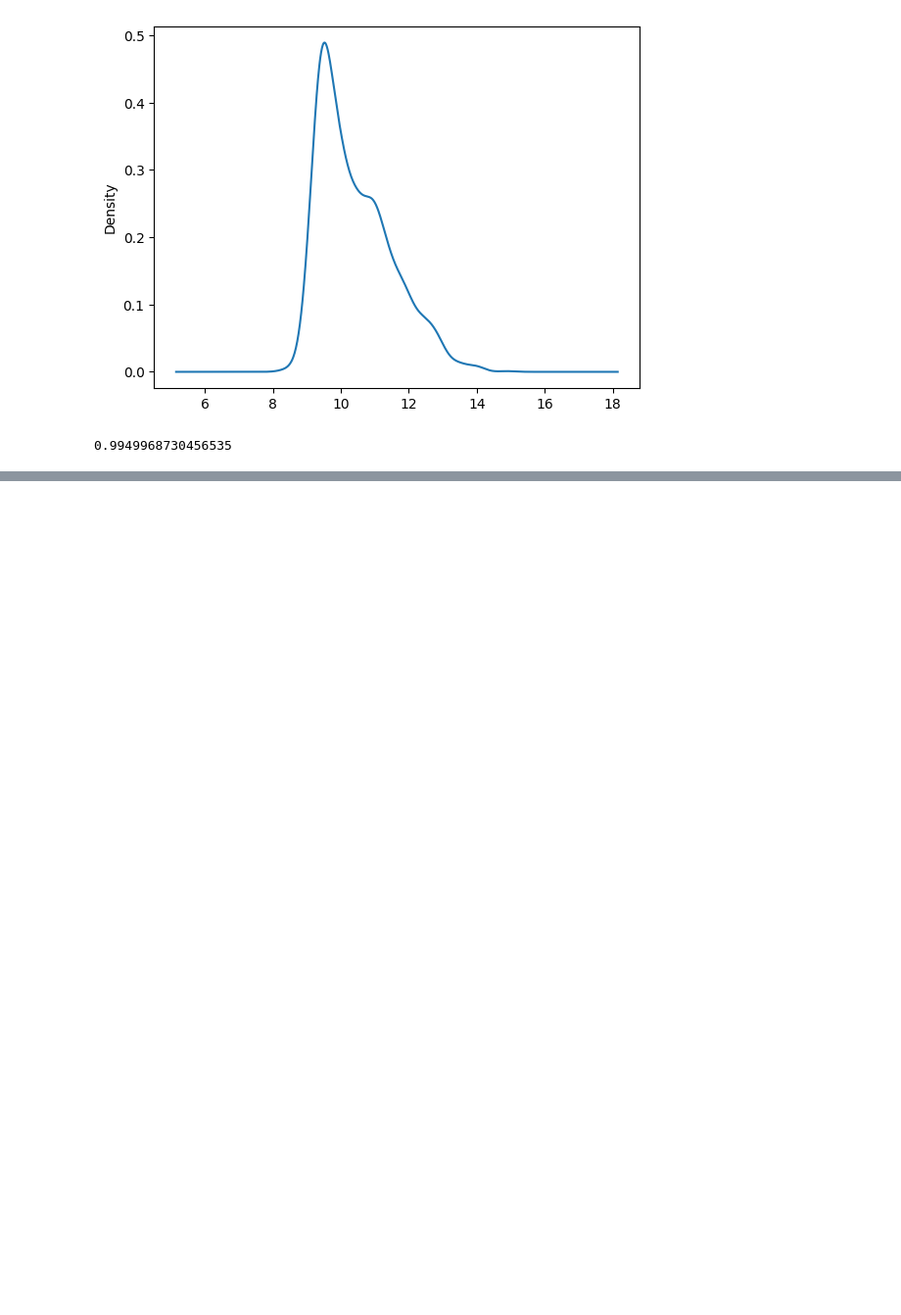
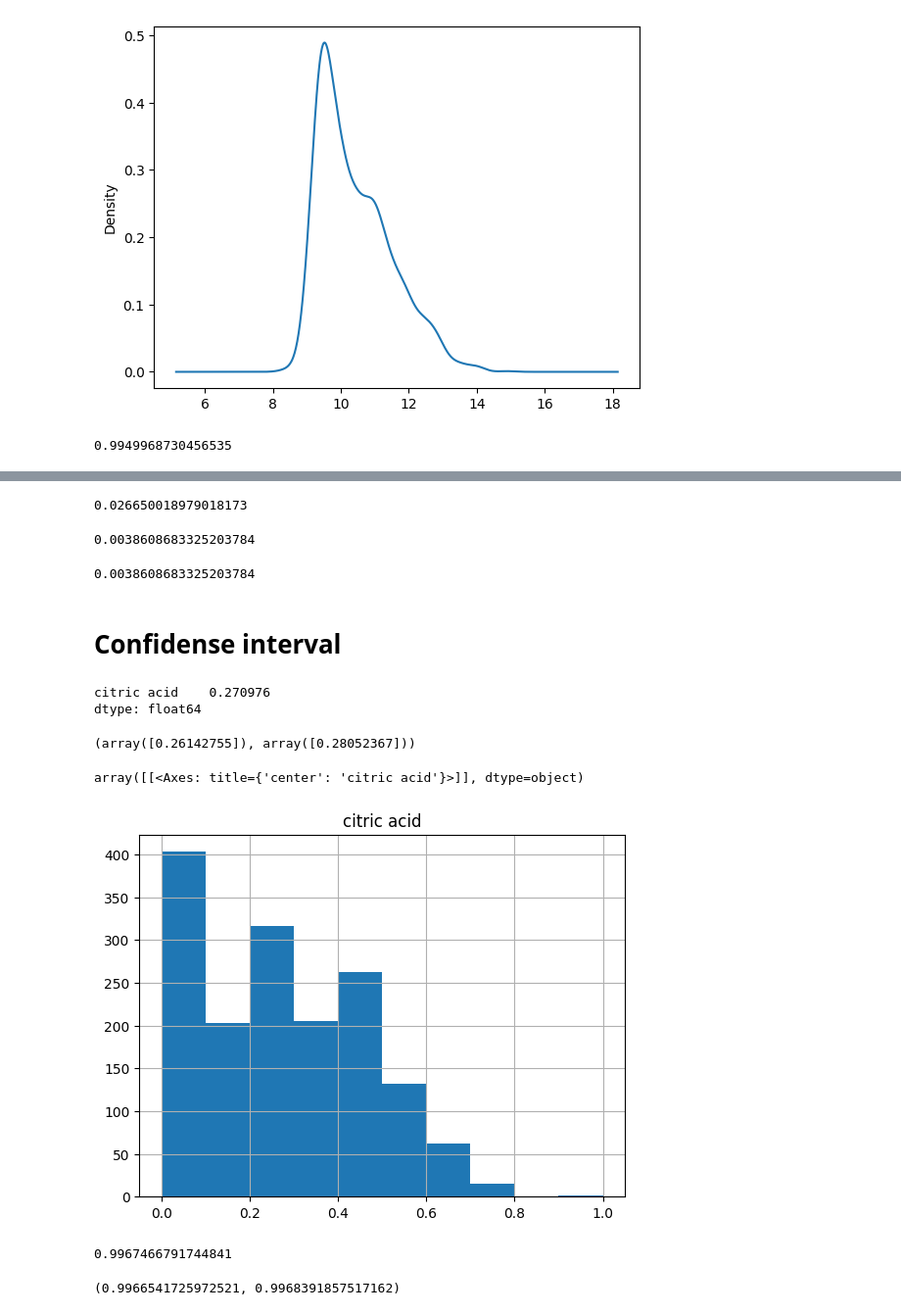
Before and after one commit to TimoCodez/Python-BIA, a Jupyter notebook: Intermediary_statistics.ipynb, the cells around one changed output, grey strips where cells are left out. Shown: that part at 98% size. Drawn from its saved outputs; the diff is of its cells as text; code cells hidden in the pictures; blank space fills up the shorter version.

```diff
--- a/Intermediary_statistics.ipynb
+++ b/Intermediary_statistics.ipynb
@@ -51,0 +85,43 @@ df.loc[(df.alcohol <= df.alcohol.mean() +3 * df.alcohol.std()) &
+# %%
+# us doing the computations: Standard deviations divided by square too of observations using Math library
+df.alcohol.std() / m.sqrt(df.alcohol.count())
+# %% [output]
+0.026650018979018173
+# %%
+#Standard error of pH
+st.sem(df.pH)
+# %% [output]
+0.0038608683325203784
+# %%
+df.pH.std() / m.sqrt(df.pH.count())
+# %% [output]
+0.0038608683325203784
+# %% [markdown]
+# Confidense interval
+# %%
+
+# Confidense interval of the mean of citric acid
+print(df[['citric acid']].mean())
+st.norm.interval(confidence = 0.95,
+                 loc = df[['citric acid']].mean(),
+                 scale = st.sem(df[['citric acid']]))
+# %% [output]
+citric acid    0.270976
+dtype: float64
+(array([0.26142755]), array([0.28052367]))
+# %%
+# Histogram
+df[['citric acid']].hist()
+# %% [output]
+array([[<Axes: title={'center': 'citric acid'}>]], dtype=object)
+[figure, added]
+# %%
+
+# Confidense interval of the mean of density
+print(df.density.mean())
+st.norm.interval(confidence = 0.95,
+                 loc = df.density.mean(),
+                 scale = st.sem(df.density))
+# %% [output]
+0.9967466791744841
+(0.9966541725972521, 0.9968391857517162)
```
Also changed, not shown: parts of 6 cells of this notebook.
